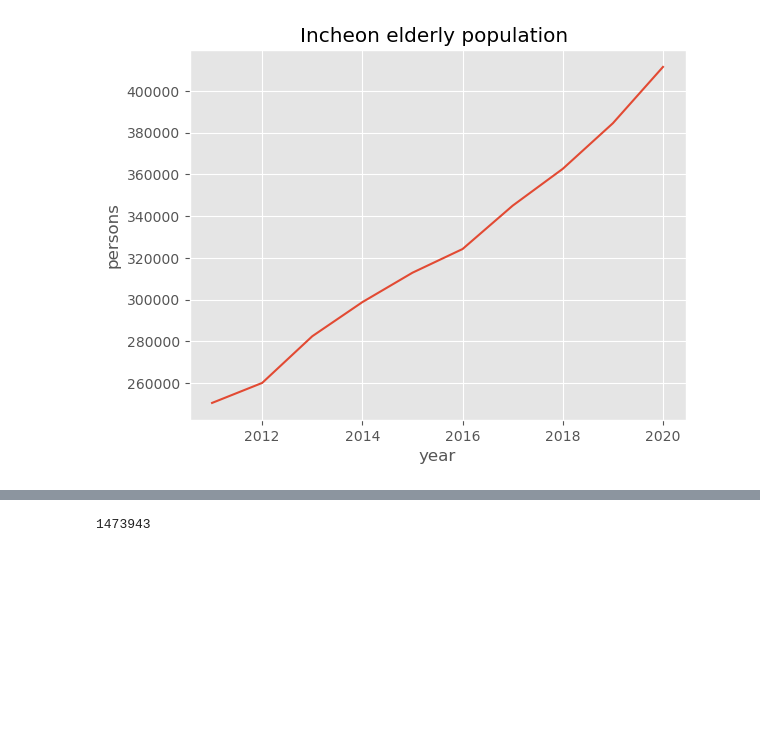
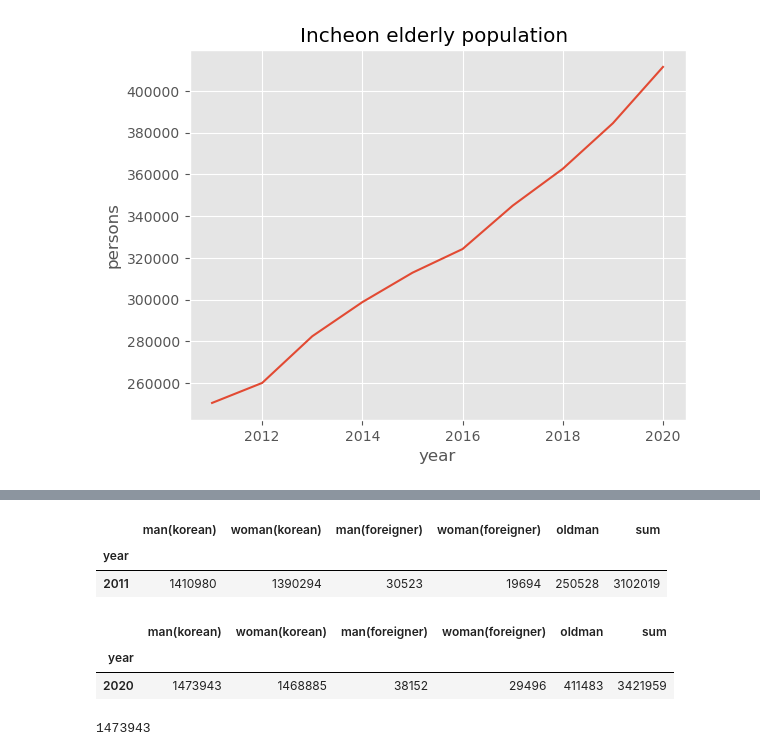
Before and after one commit to notfound404yhkim/ElderlyPopulation, a Jupyter notebook: Incheon_population.ipynb, the cells around one changed output, grey strips where cells are left out. Drawn from its saved outputs; the diff is of its cells as text; code cells hidden in the pictures; blank space fills up the shorter version.

```diff
--- a/Incheon_population.ipynb
+++ b/Incheon_population.ipynb
@@ -42,0 +41,6 @@ Name: 2011, dtype: int64
+# %%
+df.loc[ df['oldman'] == df['oldman'].min() , ]
+# %% [output]
+|  | man(korean) | woman(korean) | man(foreigner) | woman(foreigner) | oldman | sum |
+| year |  |  |  |  |  |  |
+| 2011 | 1410980 | 1390294 | 30523 | 19694 | 250528 | 3102019 |
@@ -43,3 +49,9 @@ Name: 2011, dtype: int64
+# %%
+df.loc[ df['oldman'] == df['oldman'].max() , ]
+# %% [output]
+|  | man(korean) | woman(korean) | man(foreigner) | woman(foreigner) | oldman | sum |
+| year |  |  |  |  |  |  |
+| 2020 | 1473943 | 1468885 | 38152 | 29496 | 411483 | 3421959 |
 # %%
 print(df.loc[2020,'man(korean)'])
 # %% [output]
```
Also changed, not shown: parts of 8 cells of this notebook, 6 other files.
